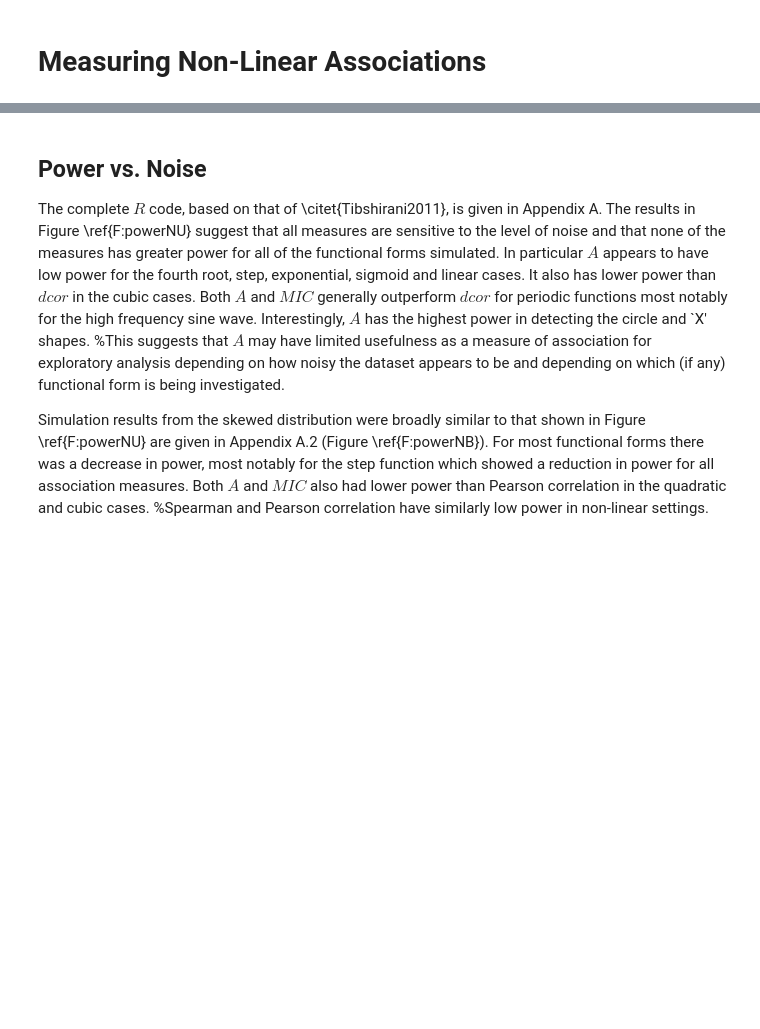
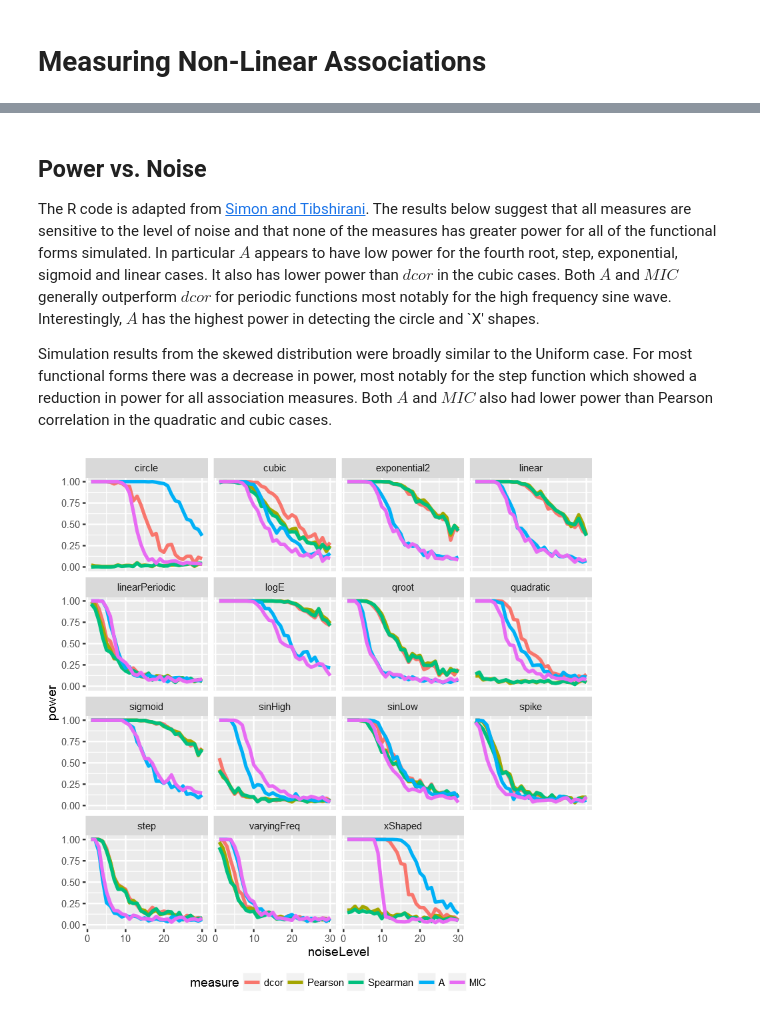
Before and after one commit to fjro/mnla, a Jupyter notebook: notebooks/mnla.ipynb, the cells around one changed output, grey strips where cells are left out. Saved outputs shown, nothing was run; the diff lists cells and outputs as text; code cells hidden in the pictures; blank space fills up the shorter version.

Commit message:
Adapted report into jupyter notebook

```diff
--- a/notebooks/mnla.ipynb
+++ b/notebooks/mnla.ipynb
@@ -140,10 +142,19 @@ TODO
 # %% [markdown]
 ## Power vs. Noise
-The complete $R$ code, based on that of \citet{Tibshirani2011}, is given in Appendix A. The results in Figure \ref{F:powerNU} suggest that all measures are sensitive to the level of noise and that none of the measures has greater power for all of the functional forms simulated. In particular $A$ appears to have low power for the fourth root, step, exponential, sigmoid and linear cases. It also has lower power than $dcor$ in the cubic cases. Both $A$ and $MIC$ generally outperform $dcor$ for periodic functions most notably for the high frequency sine wave. Interestingly, $A$ has the highest power in detecting the circle and `X' shapes.
-%This suggests that $A$ may have limited usefulness as a measure of association for exploratory analysis depending on how noisy the dataset appears to be and depending on which (if any) functional form is being investigated.
+The R code is adapted from [Simon and Tibshirani](http://statweb.stanford.edu/~tibs/reshef/comment.pdf). The results below suggest that all measures are sensitive to the level of noise and that none of the measures has greater power for all of the functional forms simulated. In particular $A$ appears to have low power for the fourth root, step, exponential, sigmoid and linear cases. It also has lower power than $dcor$ in the cubic cases. Both $A$ and $MIC$ generally outperform $dcor$ for periodic functions most notably for the high frequency sine wave. Interestingly, $A$ has the highest power in detecting the circle and `X' shapes.
 
-Simulation results from the skewed distribution were broadly similar to that shown in Figure \ref{F:powerNU} are given in Appendix A.2 (Figure \ref{F:powerNB}). For most functional forms there was a decrease in power, most notably for the step function which showed a reduction in power for all association measures. Both $A$ and $MIC$ also had lower power than Pearson correlation in the quadratic and cubic cases.
-%Spearman and Pearson correlation have similarly low power in non-linear settings.
+Simulation results from the skewed distribution were broadly similar to the Uniform case. For most functional forms there was a decrease in power, most notably for the step function which showed a reduction in power for all association measures. Both $A$ and $MIC$ also had lower power than Pearson correlation in the quadratic and cubic cases.
+# %%
+library(feather)
+library(ggplot2)
+powerResults <- read_feather("../data/powerResults.feather")
+
+ggplot(powerResults[powerResults$Distribution == "Uniform" & powerResults$n == 350,], aes(noiseLevel, power, colour=measure)) +
+  geom_line(size=1.1) +
+  facet_wrap(~Function)+
+  theme(legend.position="bottom")
+# %% [output]
+[figure, added]
 # %% [markdown]
 ## Power vs. Size
 Typically for biological datasets the sample size, $n$, is relatively small (in the case of the lupus dataset $n = 420$), while $n > 1000$ would generally considered a large dataset. Hence to be of practical use an association measure should be sufficiently powerful at detecting associations on small datasets. This was the objective of this simulation.
```
Also changed, not shown: parts of 20 cells of this notebook, 1 other file.
